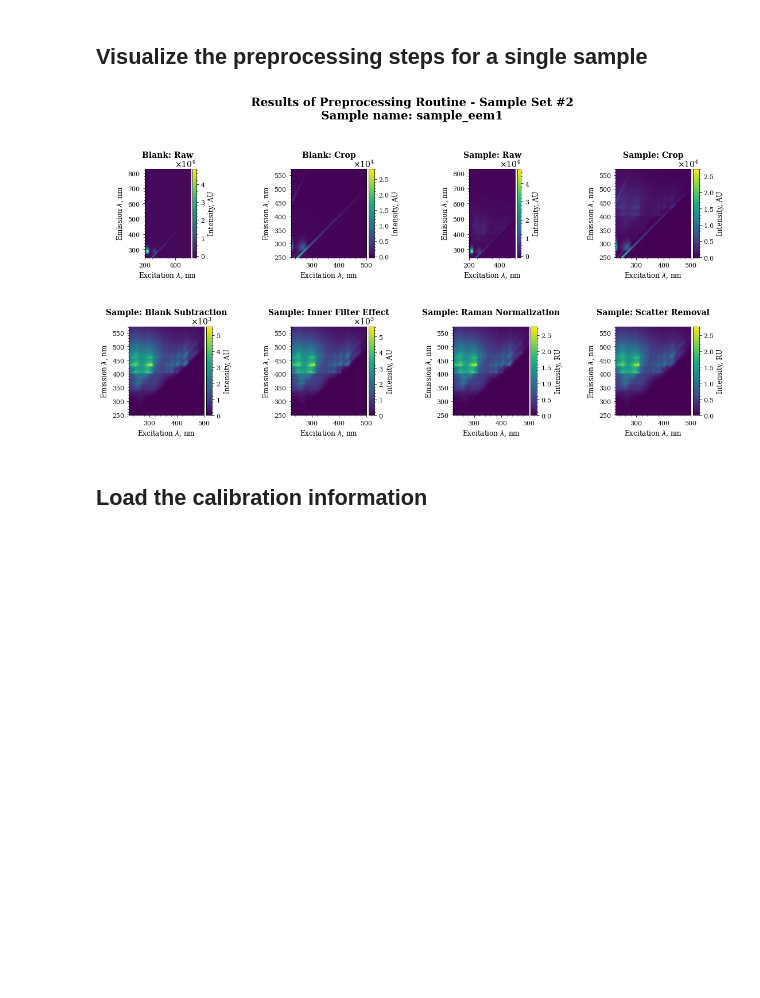
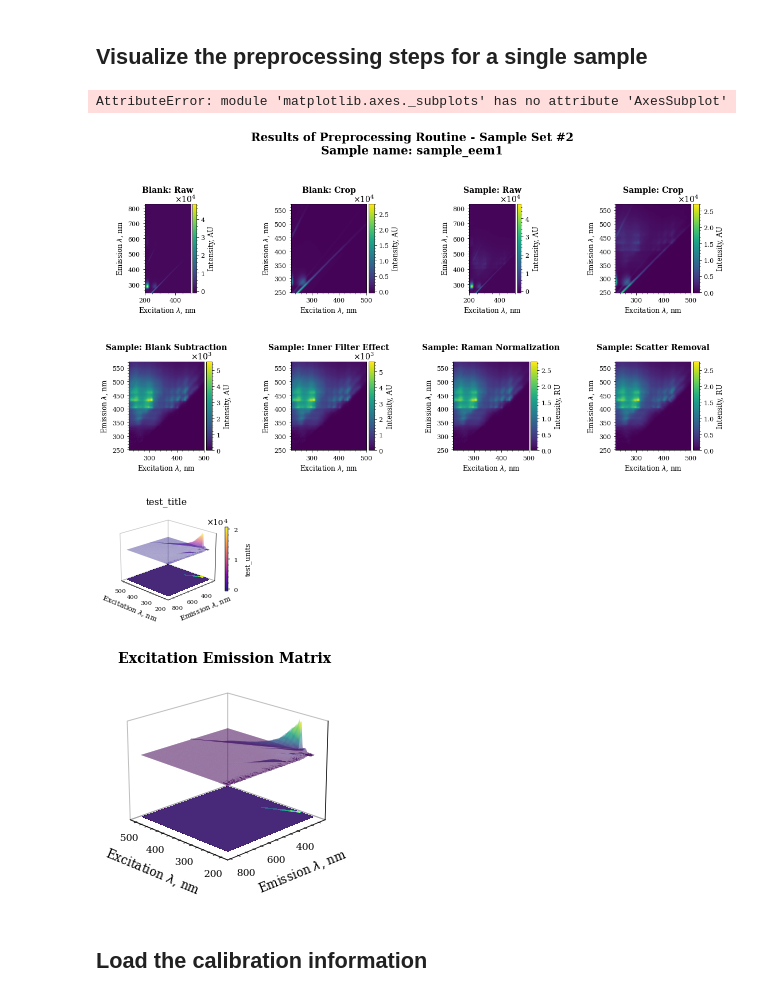
Before and after one commit to drewmee/PyEEM, a Jupyter notebook: docs/source/tutorials/notebooks/tutorial_1.ipynb, the cells around one changed output. Drawn from its saved outputs; the diff is of its cells as text; code cells hidden in the pictures; blank space fills up the shorter version.

Commit message:
Increased test coverage

```diff
--- a/docs/source/tutorials/notebooks/tutorial_1.ipynb
+++ b/docs/source/tutorials/notebooks/tutorial_1.ipynb
@@ -170,6 +170,7 @@ display(routine_results_df[
 ## Visualize the preprocessing steps for a single sample
 # %%
 import matplotlib.pyplot as plt
+import matplotlib
 
 sample_set = 2
 sample_name = "sample_eem1"
@@ -180,9 +181,59 @@ axes = pyeem.plots.plot_preprocessing(
     sample_name=sample_name,
     plot_type="imshow",
 )
+assert isinstance(axes, list)
+for ax in axes:
+    assert isinstance(ax, matplotlib.axes._subplots.AxesSubplot)
 plt.show()
 # %% [output]
+AttributeError: module 'matplotlib.axes._subplots' has no attribute 'AxesSubplot'
 [figure]
+# %%
+import pandas as pd
+import matplotlib
+hdf_path = dataset.meta_df.loc[1, "sample_eem"]["hdf_path"].iloc[0]
+eem_df = pd.read_hdf(dataset.hdf, key=hdf_path)
+
+fig_kws={"dpi": 42}
+intensity_units = "test_units"
+kwargs = {"title": "test_title",
+          "title_fontsize": 16,
+          "title_fontweight": "light",
+          "surface_plot_kws":{"cmap":"plasma", "alpha":0.42},
+         }
+ax = pyeem.plots.eem_plot(
+    eem_df,
+    plot_type="surface_contour",
+    intensity_units=intensity_units,
+    plot_kws=plot_kws,
+    fig_kws=fig_kws,
+    **kwargs
+)
+
+assert kwargs["surface_plot_kws"]["alpha"] == ax.get_alpha()
+assert kwargs["surface_plot_kws"]["cmap"] == ax.get_cmap().name
+
+assert fig_kws["dpi"] == plt.gcf().properties()["dpi"]
+
+assert kwargs["title"] == ax.axes.get_title()
+assert kwargs["title_fontsize"] == ax.axes.title.get_fontsize()
+assert kwargs["title_fontweight"] == ax.axes.title.get_fontweight()
+
+assert intensity_units == ax.colorbar.ax.get_ylabel()
+assert ax.colorbar is not None
+
+
+
+include_cbar = False
+ax = pyeem.plots.eem_plot(
+    eem_df,
+    plot_type="surface_contour",
+    include_cbar=include_cbar,
+)
+assert ax.colorbar is None
+# %% [output]
+[figure, added]
+[figure, added]
 # %% [markdown]
 ## Load the calibration information
 # %%
```
Also changed, not shown: parts of 15 cells of this notebook, 17 other files.
